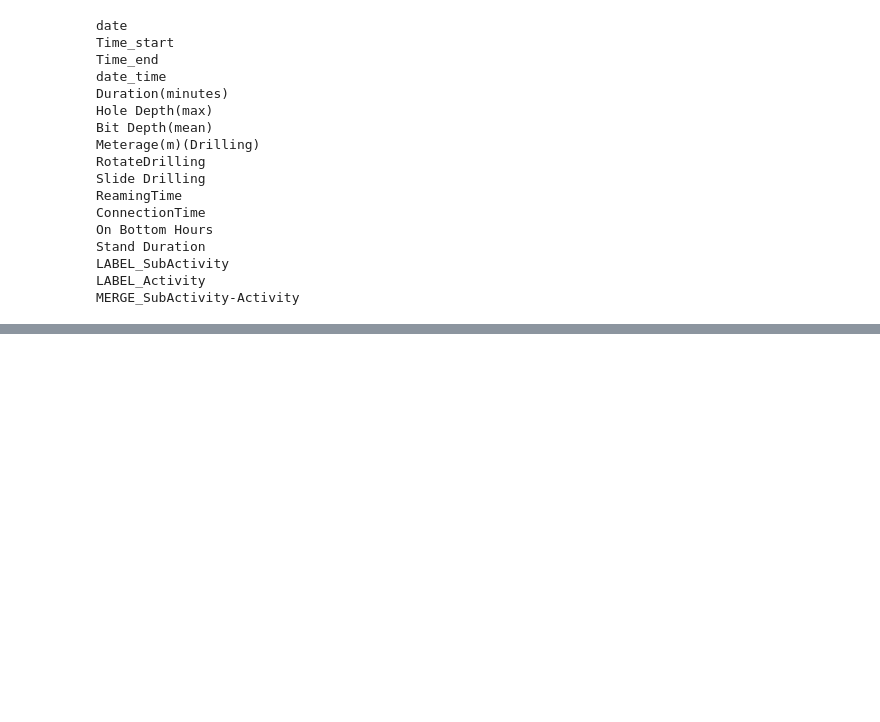
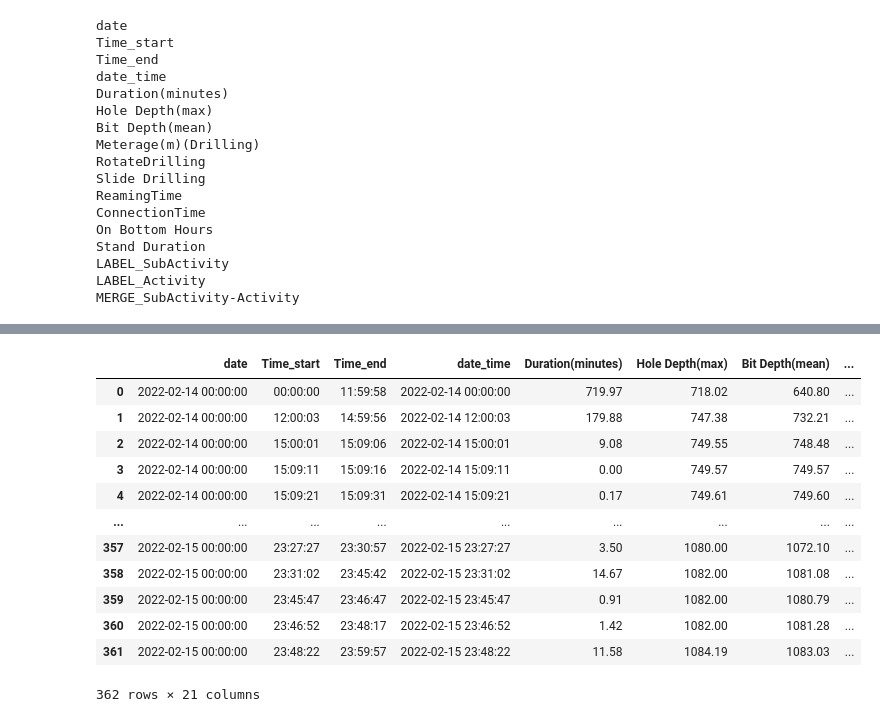
Before and after one commit to 71unxv/MIH-Dashboard-Project, a Jupyter notebook: 07_CreateDurationCalcFunction.ipynb, the cells around one changed output, grey strips where cells are left out. Saved outputs shown, nothing was run; the diff lists cells and outputs as text; code cells hidden in the pictures; blank space fills up the shorter version.

```diff
--- a/07_CreateDurationCalcFunction.ipynb
+++ b/07_CreateDurationCalcFunction.ipynb
@@ -614,0 +750,33 @@ labelStand(cleanFalseSensor(MasterReport_DF_Web)).tail(99)
+# %%
+data_load = pd.read_csv("C:\\Users\\irsya\\Downloads\\KS ORKA_SMP AAE-08_ActivitySummary.csv")
+
+
+data_load['Stand Group_Pred_Shift'] = data_load['Stand Group_Pred'].shift(1)
+data_load = data_load[data_load['LABEL_SubActivity']=='Connection']
+data_load = data_load.dropna(subset=['Stand Group_Pred_Shift'])
+data_load = data_load[data_load['Stand Meterage (m) (Drilling)']!=0]
+data_load['ROP'] = data_load['Stand Meterage (m) (Drilling)'] / (data_load['Stand On Bottom Hours']/60)
+data_load['OBH'] = (data_load['Stand On Bottom Hours']/60)
+
+
+df = px.data.tips()
+fig = px.bar(data_load, x="date_time", y=['ROP','OBH'] ,
+              barmode='group',
+             height=400)
+fig.show()
+# %%
+data_load
+# %% [output]
+|  | date | Time_start | Time_end | date_time | Duration(minutes) | Hole Depth(max) | Bit Depth(mean) | ... |
+| 0 | 2022-02-14 00:00:00 | 00:00:00 | 11:59:58 | 2022-02-14 00:00:00 | 719.97 | 718.02 | 640.80 | ... |
+| 1 | 2022-02-14 00:00:00 | 12:00:03 | 14:59:56 | 2022-02-14 12:00:03 | 179.88 | 747.38 | 732.21 | ... |
+| 2 | 2022-02-14 00:00:00 | 15:00:01 | 15:09:06 | 2022-02-14 15:00:01 | 9.08 | 749.55 | 748.48 | ... |
+| 3 | 2022-02-14 00:00:00 | 15:09:11 | 15:09:16 | 2022-02-14 15:09:11 | 0.00 | 749.57 | 749.57 | ... |
+| 4 | 2022-02-14 00:00:00 | 15:09:21 | 15:09:31 | 2022-02-14 15:09:21 | 0.17 | 749.61 | 749.60 | ... |
+| ... | ... | ... | ... | ... | ... | ... | ... | ... |
+| 357 | 2022-02-15 00:00:00 | 23:27:27 | 23:30:57 | 2022-02-15 23:27:27 | 3.50 | 1080.00 | 1072.10 | ... |
+| 358 | 2022-02-15 00:00:00 | 23:31:02 | 23:45:42 | 2022-02-15 23:31:02 | 14.67 | 1082.00 | 1081.08 | ... |
+| 359 | 2022-02-15 00:00:00 | 23:45:47 | 23:46:47 | 2022-02-15 23:45:47 | 0.91 | 1082.00 | 1080.79 | ... |
+| 360 | 2022-02-15 00:00:00 | 23:46:52 | 23:48:17 | 2022-02-15 23:46:52 | 1.42 | 1082.00 | 1081.28 | ... |
+| 361 | 2022-02-15 00:00:00 | 23:48:22 | 23:59:57 | 2022-02-15 23:48:22 | 11.58 | 1084.19 | 1083.03 | ... |
+362 rows × 21 columns
```
Also changed, not shown: parts of 8 cells of this notebook, 3 other files.
